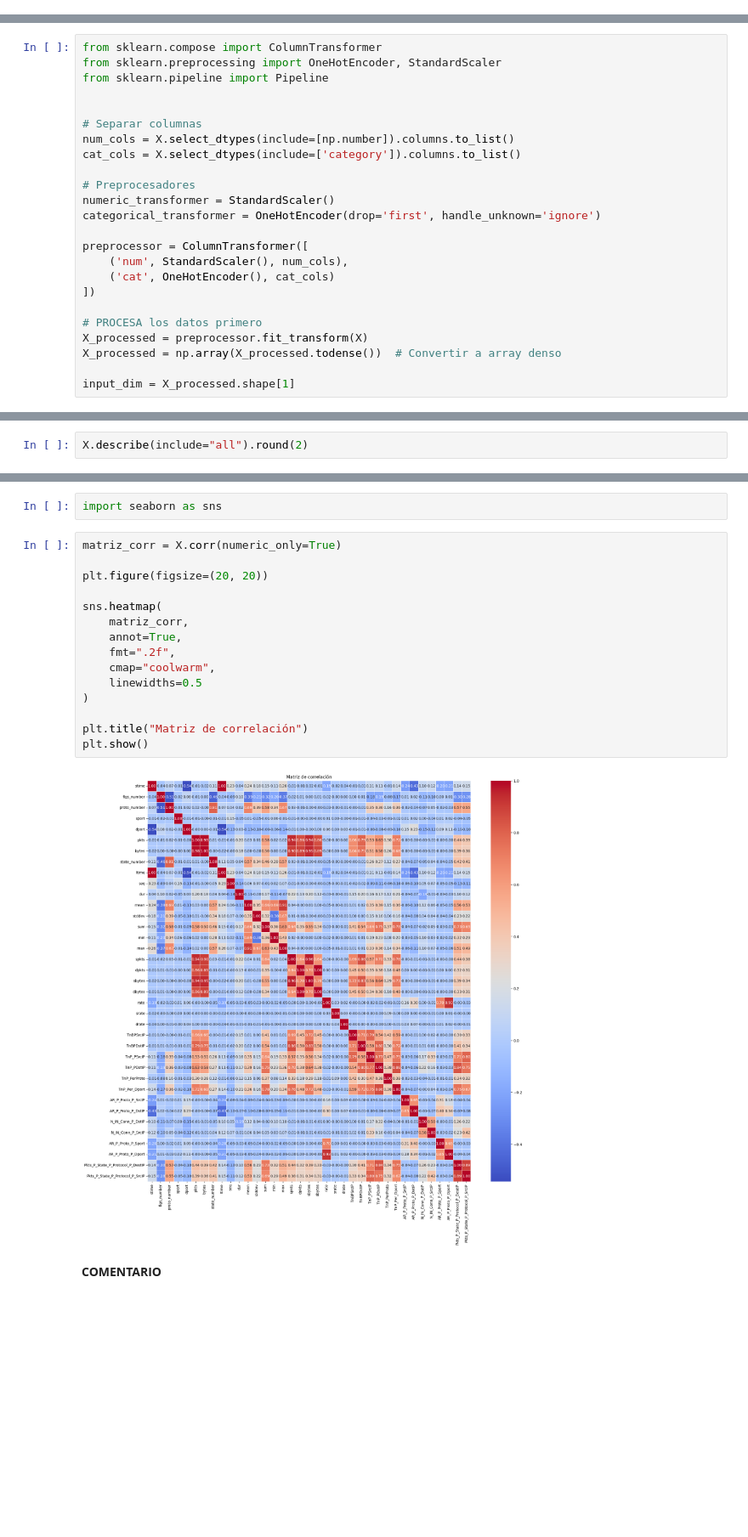
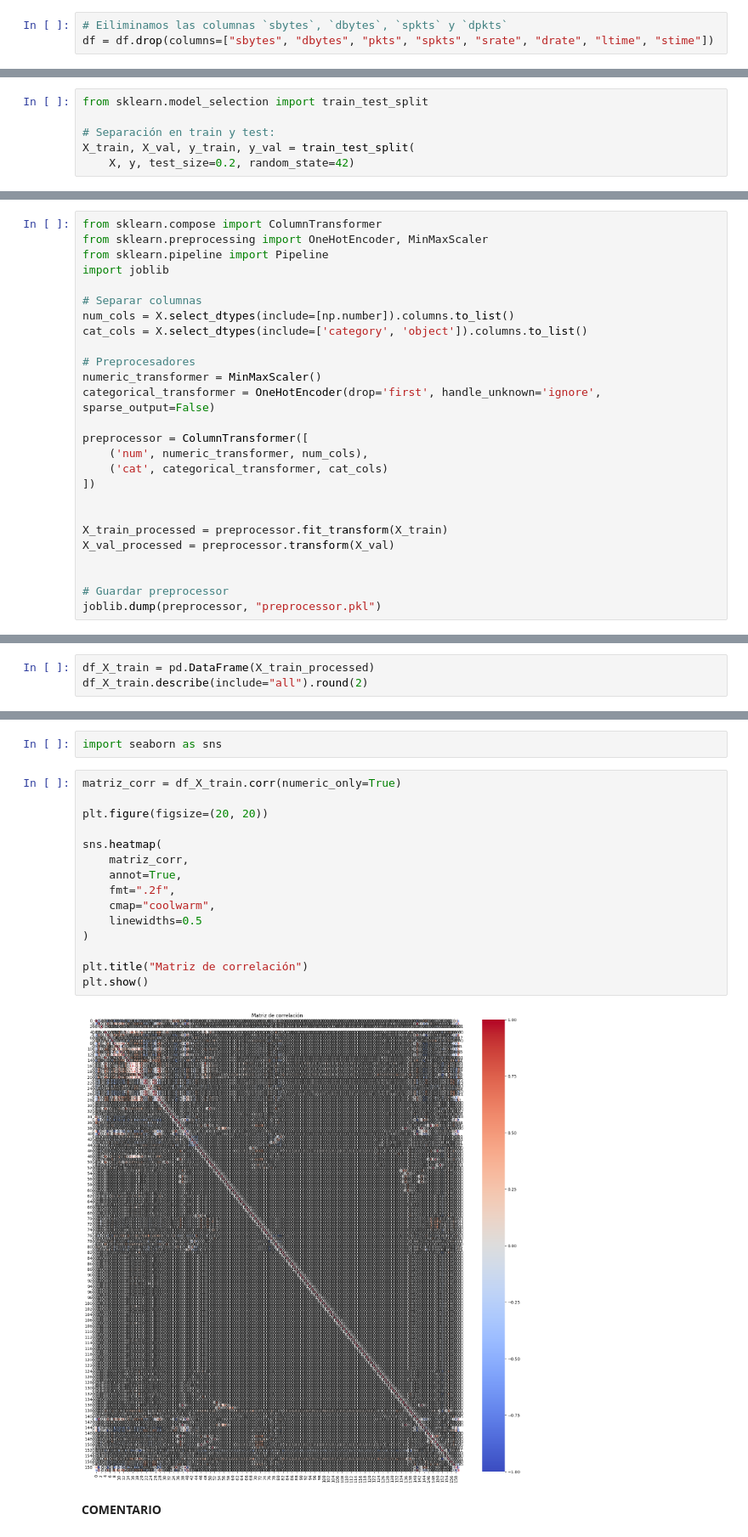
Before and after one commit to PabloDelaFuenteArteaga/autoencoders-ciberseguridad, a Jupyter notebook: notebooks/preprocesado.ipynb, the cells around one changed output, grey strips where cells are left out. Shown at 85% size. Drawn from its saved outputs; the diff is of its cells as text; blank space fills up the shorter version.

Commit message:
Mejora de preprocesado.ipynb y creación de modelo.ipynb

```diff
--- a/notebooks/preprocesado.ipynb
+++ b/notebooks/preprocesado.ipynb
@@ -381,3 +412,6 @@ dtype: Int64
+# %%
+# Eiliminamos las columnas `sbytes`, `dbytes`, `spkts` y `dpkts`
+df = df.drop(columns=["sbytes", "dbytes", "pkts", "spkts", "srate", "drate", "ltime", "stime"])
 # %% [markdown]
 ### Separación entre variable objetivo y resto de variables:
 # %%
@@ -391,26 +427,34 @@ Contamos con 45 variables distintas de la variable objetivo: Category.
+# %%
+from sklearn.model_selection import train_test_split
+
+# Separación en train y test:
+X_train, X_val, y_train, y_val = train_test_split(
+    X, y, test_size=0.2, random_state=42)
 # %% [markdown]
 ### Transformación:
 # %%
 from sklearn.compose import ColumnTransformer
-from sklearn.preprocessing import OneHotEncoder, StandardScaler
+from sklearn.preprocessing import OneHotEncoder, MinMaxScaler
 from sklearn.pipeline import Pipeline
-
+import joblib
 
 # Separar columnas
 num_cols = X.select_dtypes(include=[np.number]).columns.to_list()
-cat_cols = X.select_dtypes(include=['category']).columns.to_list()
+cat_cols = X.select_dtypes(include=['category', 'object']).columns.to_list()
 
 # Preprocesadores
-numeric_transformer = StandardScaler()
-categorical_transformer = OneHotEncoder(drop='first', handle_unknown='ignore')
+numeric_transformer = MinMaxScaler()
+categorical_transformer = OneHotEncoder(drop='first', handle_unknown='ignore', sparse_output=False)
 
 preprocessor = ColumnTransformer([
-    ('num', StandardScaler(), num_cols),
-    ('cat', OneHotEncoder(), cat_cols)
+    ('num', numeric_transformer, num_cols),
+    ('cat', categorical_transformer, cat_cols)
 ])
 
-# PROCESA los datos primero
-X_processed = preprocessor.fit_transform(X)
-X_processed = np.array(X_processed.todense())  # Convertir a array denso
 
-input_dim = X_processed.shape[1]
+X_train_processed = preprocessor.fit_transform(X_train)
+X_val_processed = preprocessor.transform(X_val)
+
+
+# Guardar preprocessor
+joblib.dump(preprocessor, "preprocessor.pkl")
@@ -425,5 +469,6 @@ Tras la transformación contamos con
 # %% [markdown]
 #### Descripción de las variables:
 # %%
-X.describe(include="all").round(2)
+df_X_train = pd.DataFrame(X_train_processed)
+df_X_train.describe(include="all").round(2)
 # %% [output]
@@ -507,22 +548,22 @@ Observamos que existe un gran desbalanceo de clases, más del $97\%$ de los dato
 # %%
 import seaborn as sns
 # %%
-matriz_corr = X.corr(numeric_only=True)
+matriz_corr = df_X_train.corr(numeric_only=True)
 
 plt.figure(figsize=(20, 20))
 
 sns.heatmap(
     matriz_corr,
     annot=True,
     fmt=".2f",
     cmap="coolwarm",
     linewidths=0.5
 )
 
 plt.title("Matriz de correlación")
 plt.show()
 # %% [output]
-[figure, old version]
+[figure, new version]
 # %% [markdown]
 **COMENTARIO**
 # %%
```
Also changed, not shown: parts of 45 cells of this notebook, 4 other files.
